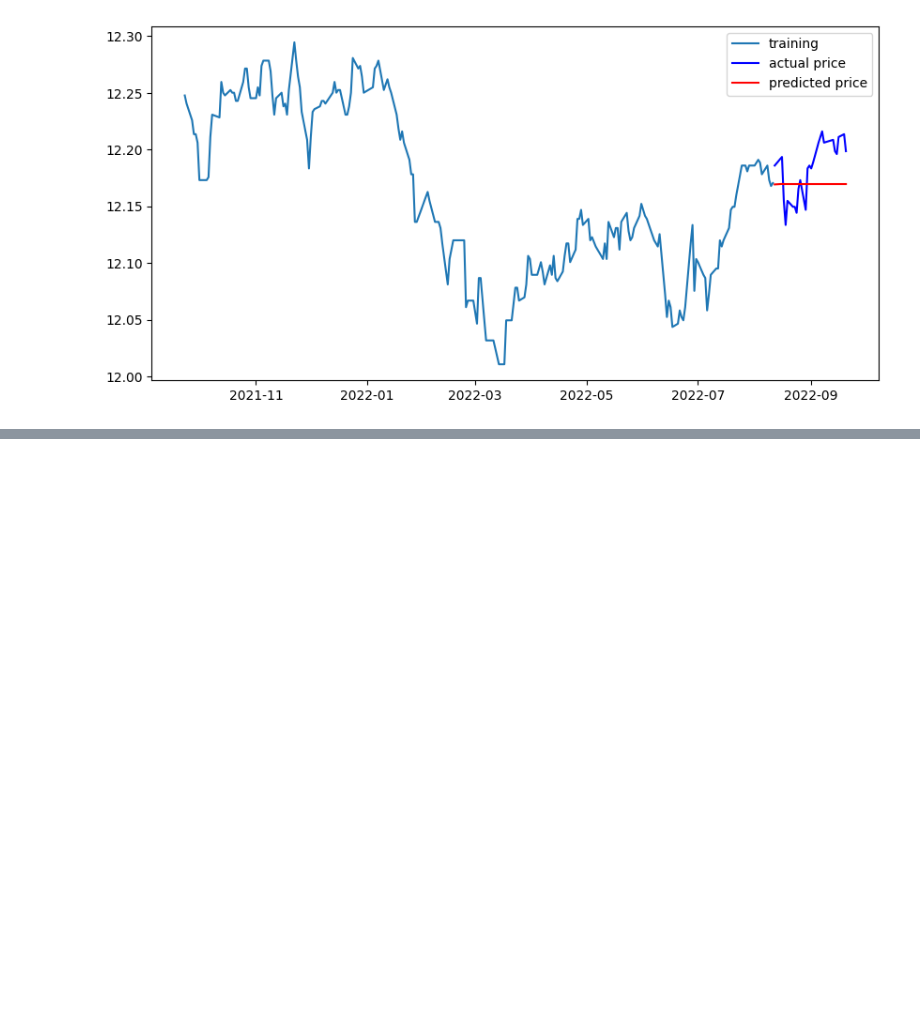
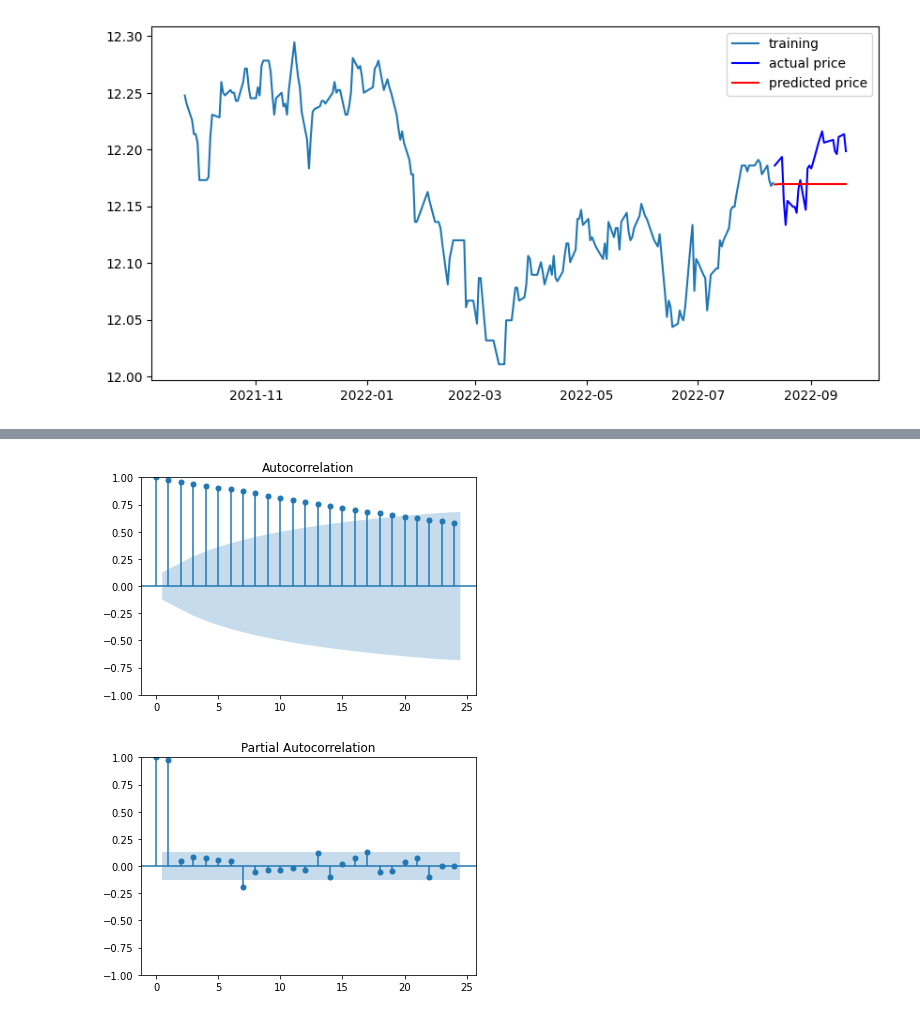
Before and after one commit to ahgnus/explore_deeplearning, a Jupyter notebook: 220920_stock_5.ipynb, the cells around one changed output, grey strips where cells are left out. Saved outputs shown, nothing was run; the diff lists cells and outputs as text; code cells hidden in the pictures; blank space fills up the shorter version.

```diff
--- a/220920_stock_5.ipynb
+++ b/220920_stock_5.ipynb
@@ -860,0 +992,28 @@ MAPE: 2.44%
+# %%
+# 적정 ARIMA 모수 찾기
+# ARIMA의 모수 3가지
+# p : 자귀회귀 모형(AR)의 시차
+# d : 차분 누적 횟수
+# q : 이동평균 모형(MA)의 시차
+# 일반적으로 q와 p는 p+q <2 , p*q= 0 인 값을 사용,
+# p*q = 0 은 많은 시계열 데이터가 AR이나 MA 중 하나의 경향만 가지기때문
+# international airline passengers 시계열 예시
+# statsmodels에서 제공하는 ACF와 PACF 사용
+
+from statsmodels.graphics.tsaplots import plot_acf, plot_pacf
+
+plot_acf(kko_log)   # ACF : Autocorrelation 그래프 그리기
+plot_pacf(kko_log)  # PACF : Partial Autocorrelation 그래프 그리기
+plt.show()
+
+# PACF를 를 보았을때 p는 1일때 매우 적합
+# p가 2 이상인 구간에서 PACF는 거의 0에 가까워지고 있기 때문이다.
+# PACF가 0이라는 의미는 현재 데이터와 p시점 떨어진 이전의 데이터는 상관도가 0,
+# 즉 아무 상관 없는 데이터이기 때문에 고려할 필요가 없다는 뜻
+
+# ACF는 점차적으로 감소하고 있음
+# q에 대하서는 적합한 값이 없어 보임
+# MA 를 고려할 필요가 없다면 q=0으로 둘 수 있음, 하지만 q를 바꿔가면서 확인해보는 것도 좋음
+# %% [output]
+[figure, added]
+[figure, added]
```
Also changed, not shown: parts of 17 cells of this notebook.
